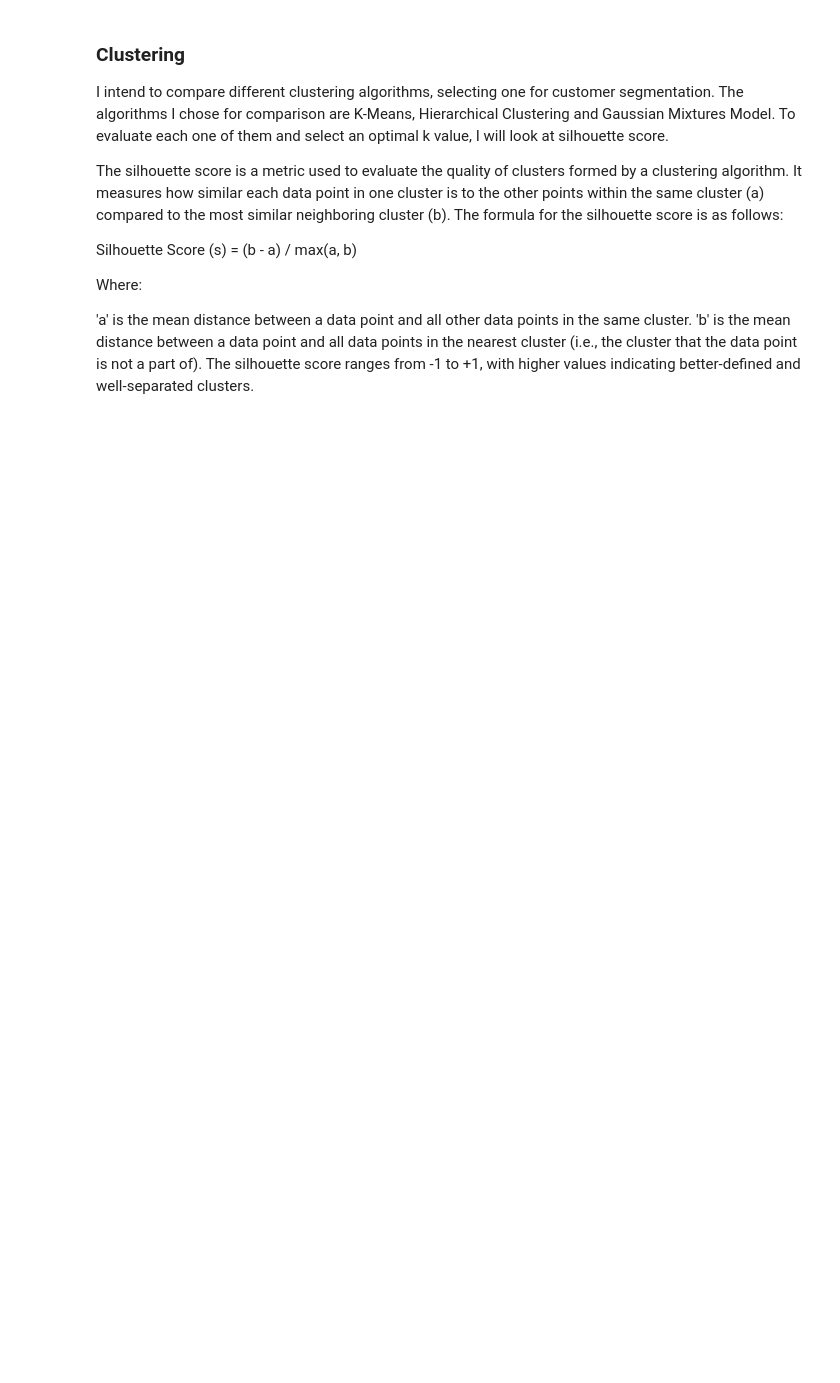
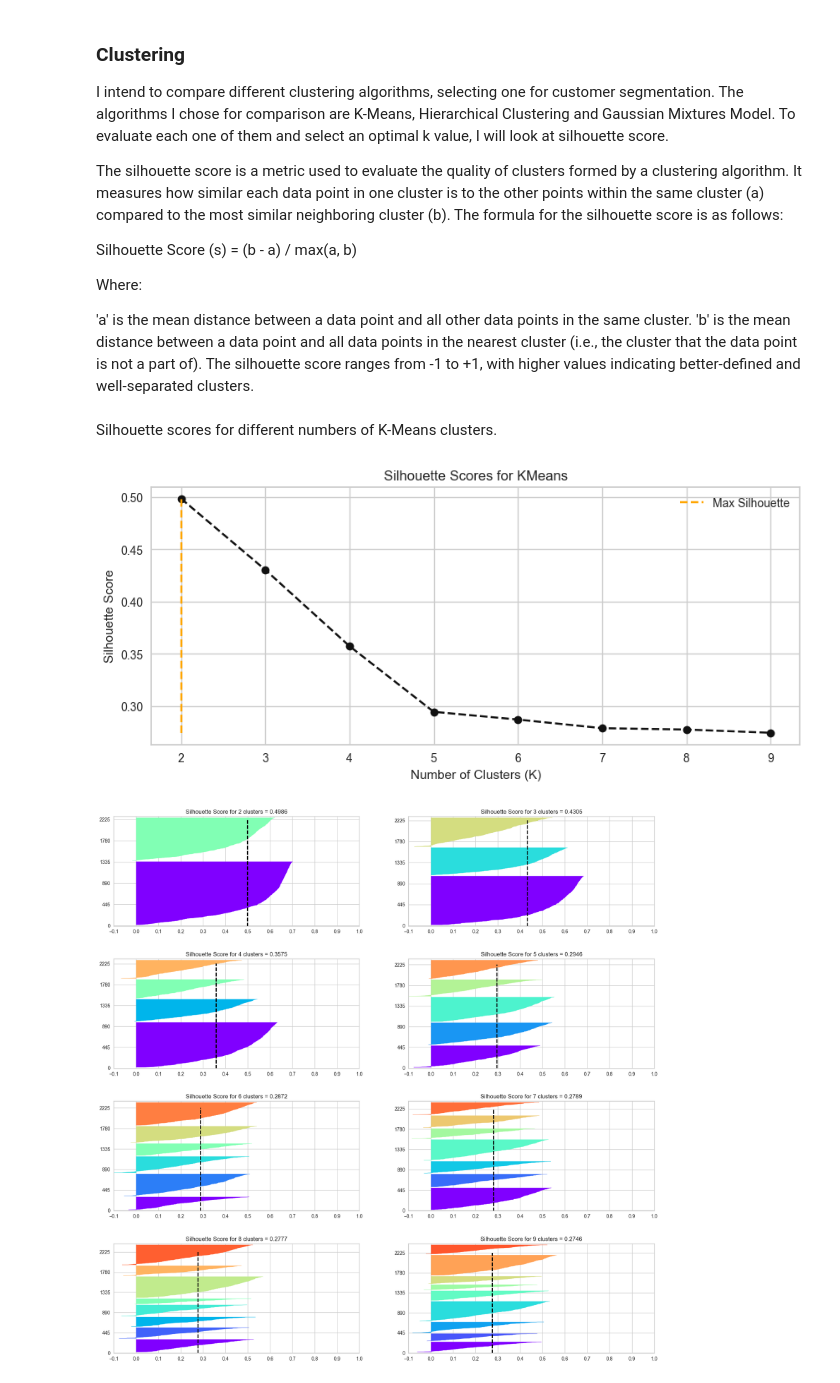
Before and after one commit to allmeidaapedro/Customer-Segmentation-Retail, a Jupyter notebook: notebooks/modelling.ipynb, the cells around one changed output. Drawn from its saved outputs; the diff is of its cells as text; code cells hidden in the pictures; blank space fills up the shorter version.

Commit message:
Silhouette analysis completed

```diff
--- a/notebooks/modelling.ipynb
+++ b/notebooks/modelling.ipynb
@@ -195,5 +195,5 @@ It is possible to see that more than 80% of the data's variance is preserved usi
 # %%
-pca = PCA(n_components=0.8)
+pca = PCA(n_components=3)
 df_pca = pca.fit_transform(prepared_df)
 print(f'The number of components is {pca.n_components_} and the explained variance ratio is {np.sum(pca.explained_variance_ratio_)}')
 # %% [output]
@@ -213,3 +211,10 @@ Where:
 'a' is the mean distance between a data point and all other data points in the same cluster.
 'b' is the mean distance between a data point and all data points in the nearest cluster (i.e., the cluster that the data point is not a part of).
 The silhouette score ranges from -1 to +1, with higher values indicating better-defined and well-separated clusters.
+# %% [markdown]
+Silhouette scores for different numbers of K-Means clusters.
+# %%
+silhouette_analysis(data=df_pca, model=KMeans())
+# %% [output]
+[figure, added]
+[figure, added]
```
Also changed, not shown: parts of 10 cells of this notebook.
